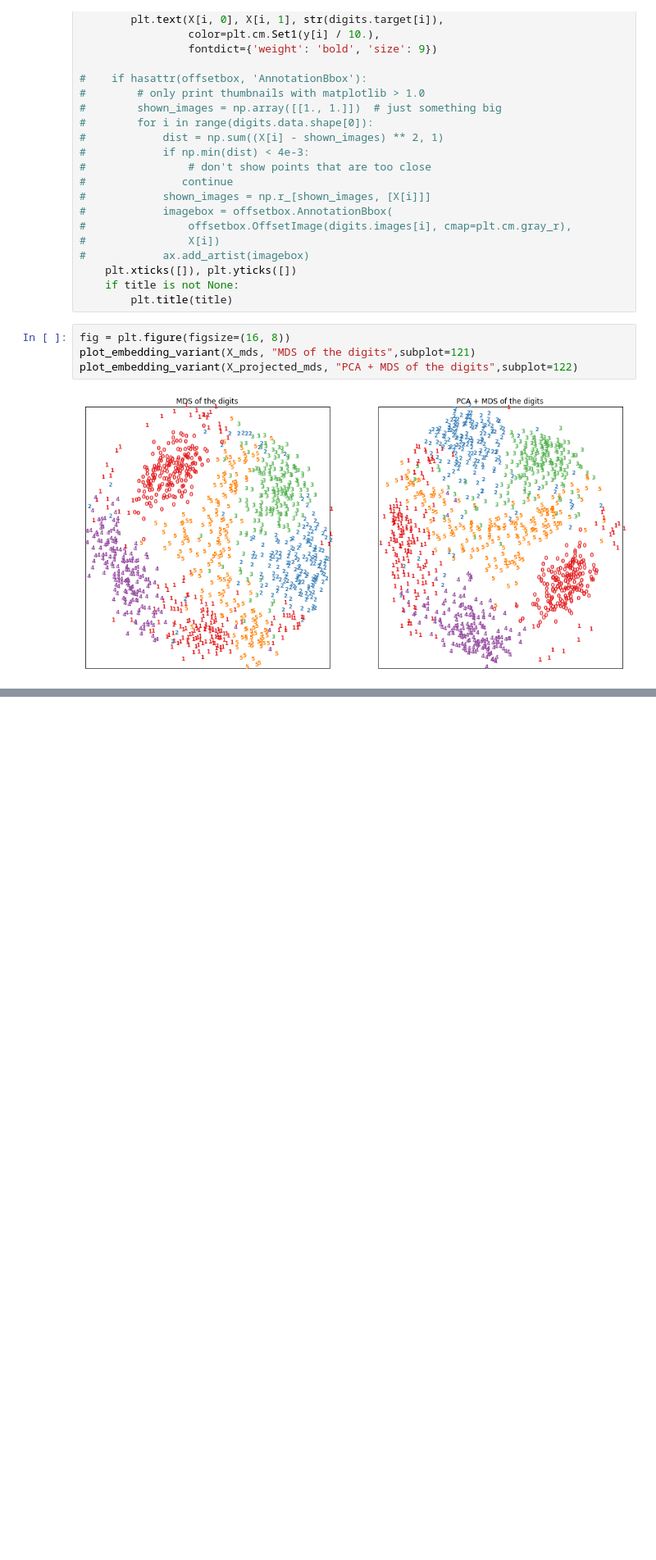
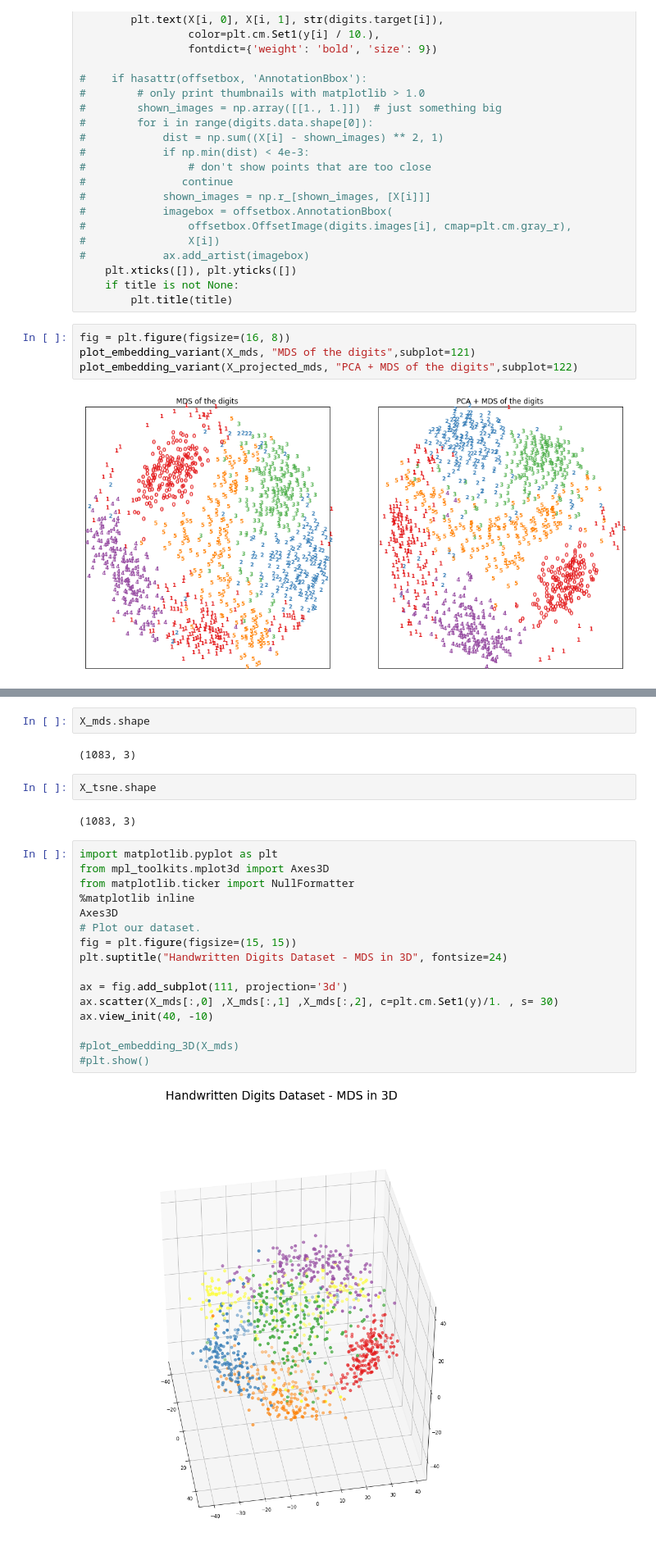
Before and after one commit to cc-skuehn/Manifold_Learning, a Jupyter notebook: Manifold_Handwritten_Digits_Dataset.ipynb, the cells around one changed output, grey strips where cells are left out. Shown at 82% size. Drawn from its saved outputs; the diff is of its cells as text; blank space fills up the shorter version.

```diff
--- a/Manifold_Handwritten_Digits_Dataset.ipynb
+++ b/Manifold_Handwritten_Digits_Dataset.ipynb
@@ -431,0 +470,26 @@ plot_embedding_variant(X_projected_mds, "PCA + MDS of the digits",subplot=122)
+# %%
+X_mds.shape
+# %% [output]
+(1083, 3)
+# %%
+X_tsne.shape
+# %% [output]
+(1083, 3)
+# %%
+import matplotlib.pyplot as plt
+from mpl_toolkits.mplot3d import Axes3D
+from matplotlib.ticker import NullFormatter
+%matplotlib inline
+Axes3D
+# Plot our dataset.
+fig = plt.figure(figsize=(15, 15))
+plt.suptitle("Handwritten Digits Dataset - MDS in 3D", fontsize=24)
+
+ax = fig.add_subplot(111, projection='3d')
+ax.scatter(X_mds[:,0] ,X_mds[:,1] ,X_mds[:,2], c=plt.cm.Set1(y)/1. , s= 30)
+ax.view_init(40, -10)
+
+#plot_embedding_3D(X_mds)
+#plt.show()
+# %% [output]
+[figure, added]
```
Also changed, not shown: parts of 4 cells of this notebook, 5 other files.
